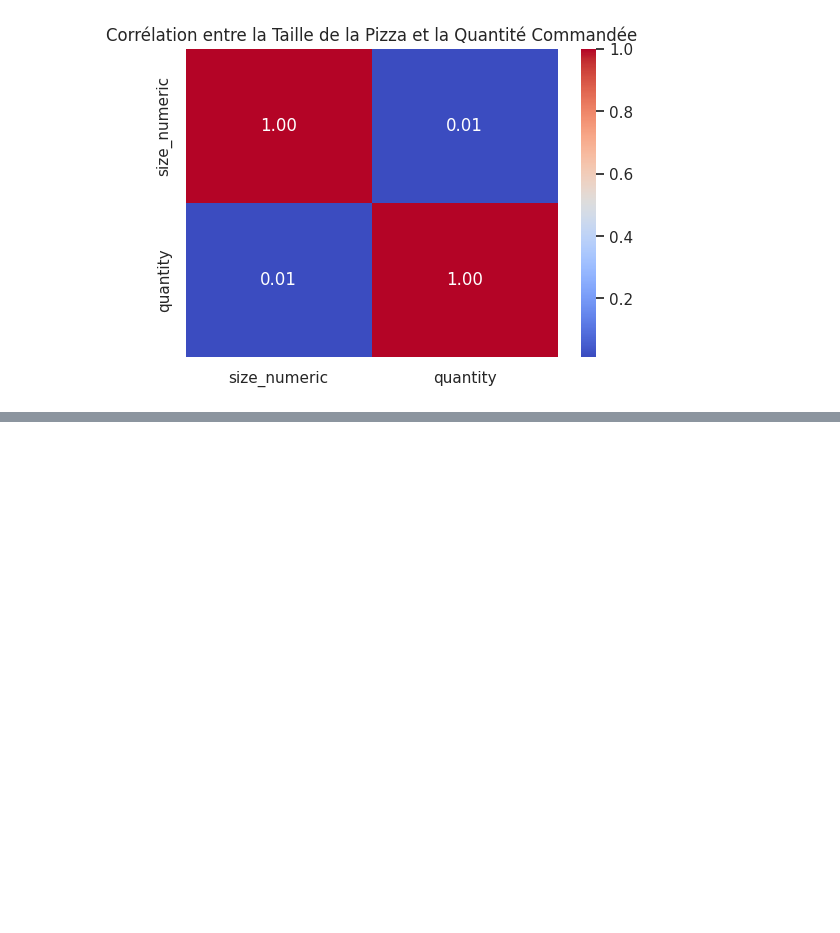
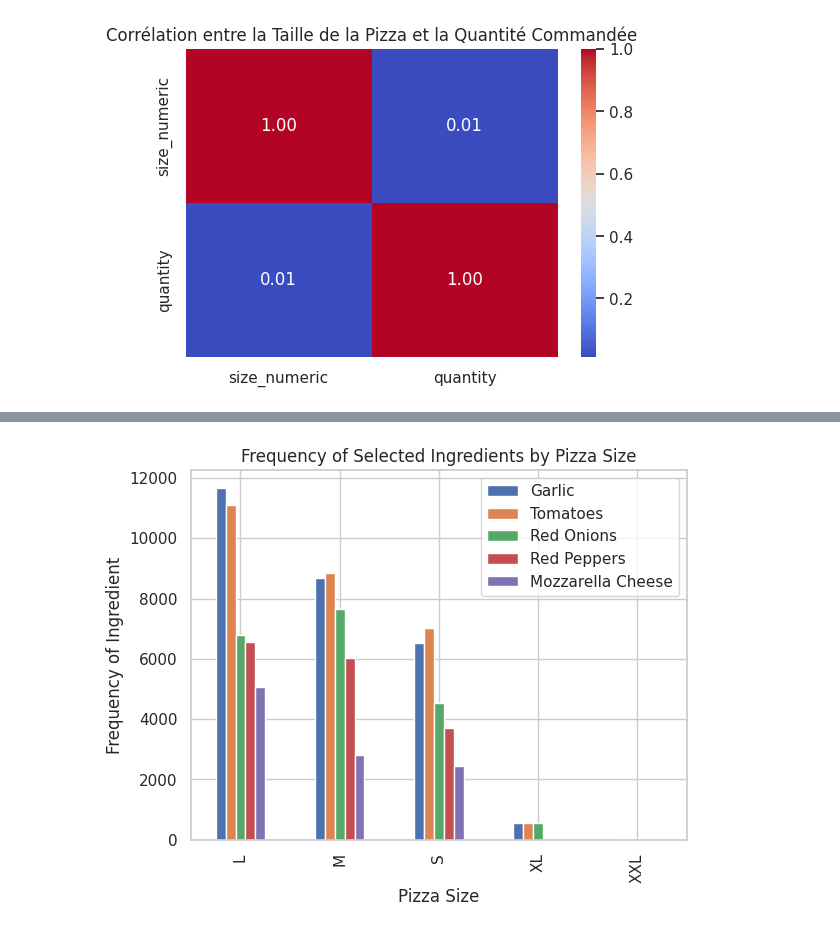
Before and after one commit to Enam88/Pizza-o-jo, a Jupyter notebook: pizza_eda.ipynb, the cells around one changed output, grey strips where cells are left out. Cells and saved outputs as stored; diff of their text form; code cells hidden in the pictures; blank space fills up the shorter version.

```diff
--- a/pizza_eda.ipynb
+++ b/pizza_eda.ipynb
@@ -873,0 +942,21 @@ plt.show()
+# %%
+# Selecting top ingredients from the previous ingredient popularity analysis
+selected_ingredients = top_10_ingredients.index[:5]  # Selecting top 5 ingredients for analysis
+
+# Function to count the occurrence of selected ingredients in each pizza size
+def count_ingredient_by_size(data, ingredient):
+    return data[data['pizza_ingredients'].str.contains(ingredient)].groupby('pizza_size').size()
+
+# Counting the frequency of selected ingredients in each pizza size
+ingredient_size_frequency = {ingredient: count_ingredient_by_size(pizza_sales_df, ingredient) for ingredient in selected_ingredients}
+
+# Converting the result to a DataFrame for better visualization
+ingredient_size_df = pd.DataFrame(ingredient_size_frequency)
+
+# Plotting the frequency of selected ingredients by pizza size
+ingredient_size_df.plot(kind='bar', title='Frequency of Selected Ingredients by Pizza Size')
+plt.xlabel('Pizza Size')
+plt.ylabel('Frequency of Ingredient')
+plt.show()
+# %% [output]
+[figure, added]
```
Also changed, not shown: parts of 7 cells of this notebook.
